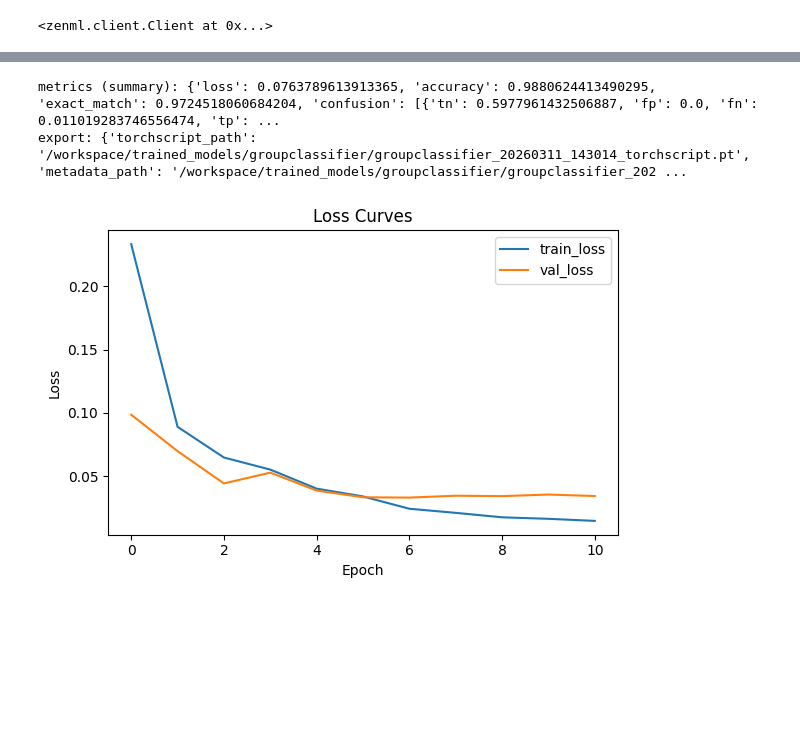
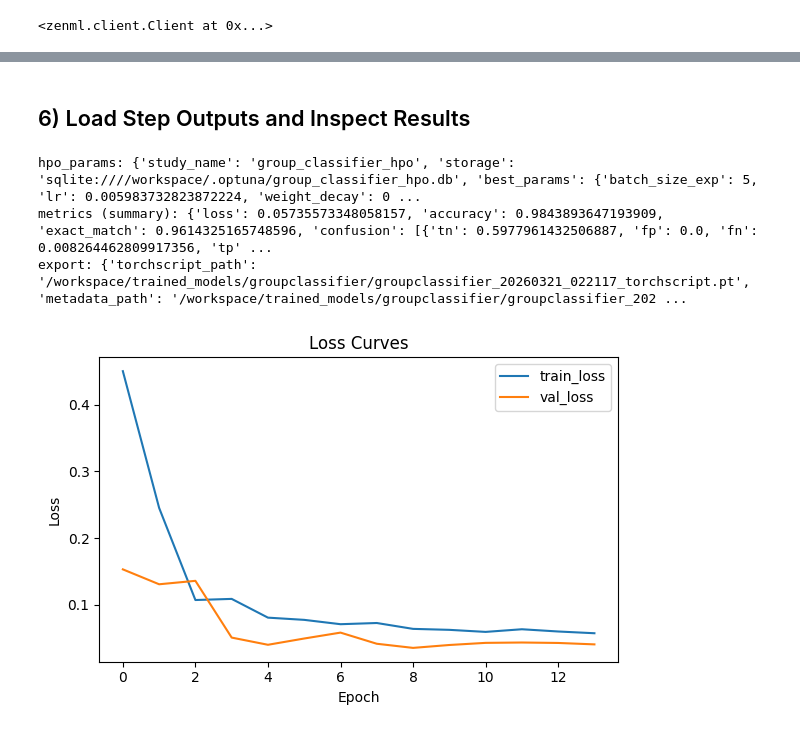
Before and after one commit to jaca230/pioneerML, a Jupyter notebook: notebooks/training/group_classification.ipynb, the cells around one changed output, grey strips where cells are left out. Drawn from its saved outputs; the diff is of its cells as text; code cells hidden in the pictures; blank space fills up the shorter version.

Commit message:
fully converted groupclassifier, groupsplitter, and endpointregressor notebooks to use the new config driven approach

```diff
--- a/notebooks/training/group_classification.ipynb
+++ b/notebooks/training/group_classification.ipynb
@@ -149,0 +257,11 @@ Total FLOPs: 0
+# %%
+pipeline_config = {
+    "hpo": hpo_cfg,
+    "train": train_cfg,
+    "evaluate": evaluate_cfg,
+    "export": export_cfg,
+}
+
+run = training_pipeline.with_options(enable_cache=False)(
+    pipeline_config=pipeline_config,
+)
@@ -150,26 +317,31 @@ Total FLOPs: 0
+# %% [markdown]
+## 6) Load Step Outputs and Inspect Results
 # %%
-train_output = load_step_output(run, "train_group_classifier")
-evaluate_output = load_step_output(run, "evaluate_group_classifier")
-export = load_step_output(run, "export_group_classifier")
+hpo_output = load_step_output(run, "tune_model")
+train_output = load_step_output(run, "train_model")
+evaluate_output = load_step_output(run, "evaluate_model")
+export_output = load_step_output(run, "export_model")
 
+hpo_params = hpo_output.get("hpo_params") if isinstance(hpo_output, dict) else hpo_output
 trained_module = train_output.get("module") if isinstance(train_output, dict) else train_output
 metrics = evaluate_output.get("metrics") if isinstance(evaluate_output, dict) else evaluate_output
 
 summary = dict(metrics or {})
 summary.pop("train_loss_history", None)
 summary.pop("val_loss_history", None)
 
+print("hpo_params:", hpo_params)
 print("metrics (summary):", summary)
-print("export:", export)
+print("export:", export_output)
 
-# Plot loss curves
 from pioneerml.common.evaluation.plots.loss import LossCurvesPlot
 
 if trained_module is None:
     raise RuntimeError("No trained module loaded from pipeline run.")
 
 LossCurvesPlot().render(trained_module, show=True)
 # %% [output]
-metrics (summary): {'loss': 0.0763789613913365, 'accuracy': 0.9880624413490295, 'exact_match': 0.9724518060684204, 'confusion': [{'tn': 0.5977961432506887, 'fp': 0.0, 'fn': 0.011019283746556474, 'tp': ...
-export: {'torchscript_path': '/workspace/trained_models/groupclassifier/groupclassifier_20260311_143014_torchscript.pt', 'metadata_path': '/workspace/trained_models/groupclassifier/groupclassifier_202 ...
+hpo_params: {'study_name': 'group_classifier_hpo', 'storage': 'sqlite:////workspace/.optuna/group_classifier_hpo.db', 'best_params': {'batch_size_exp': 5, 'lr': 0.005983732823872224, 'weight_decay': 0 ...
+metrics (summary): {'loss': 0.05735573348058157, 'accuracy': 0.9843893647193909, 'exact_match': 0.9614325165748596, 'confusion': [{'tn': 0.5977961432506887, 'fp': 0.0, 'fn': 0.008264462809917356, 'tp' ...
+export: {'torchscript_path': '/workspace/trained_models/groupclassifier/groupclassifier_20260321_022117_torchscript.pt', 'metadata_path': '/workspace/trained_models/groupclassifier/groupclassifier_202 ...
-[figure, old version]
+[figure, new version]
```
Also changed, not shown: parts of 12 cells of this notebook, 20 other files.
